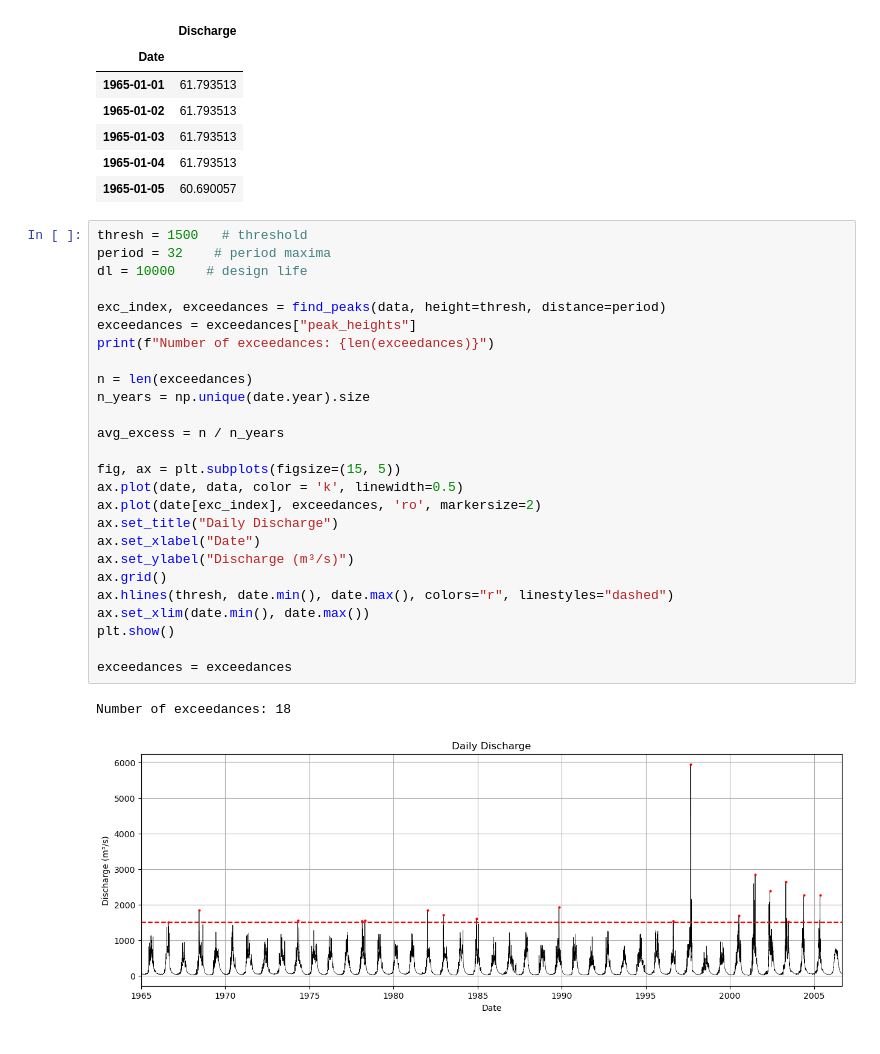
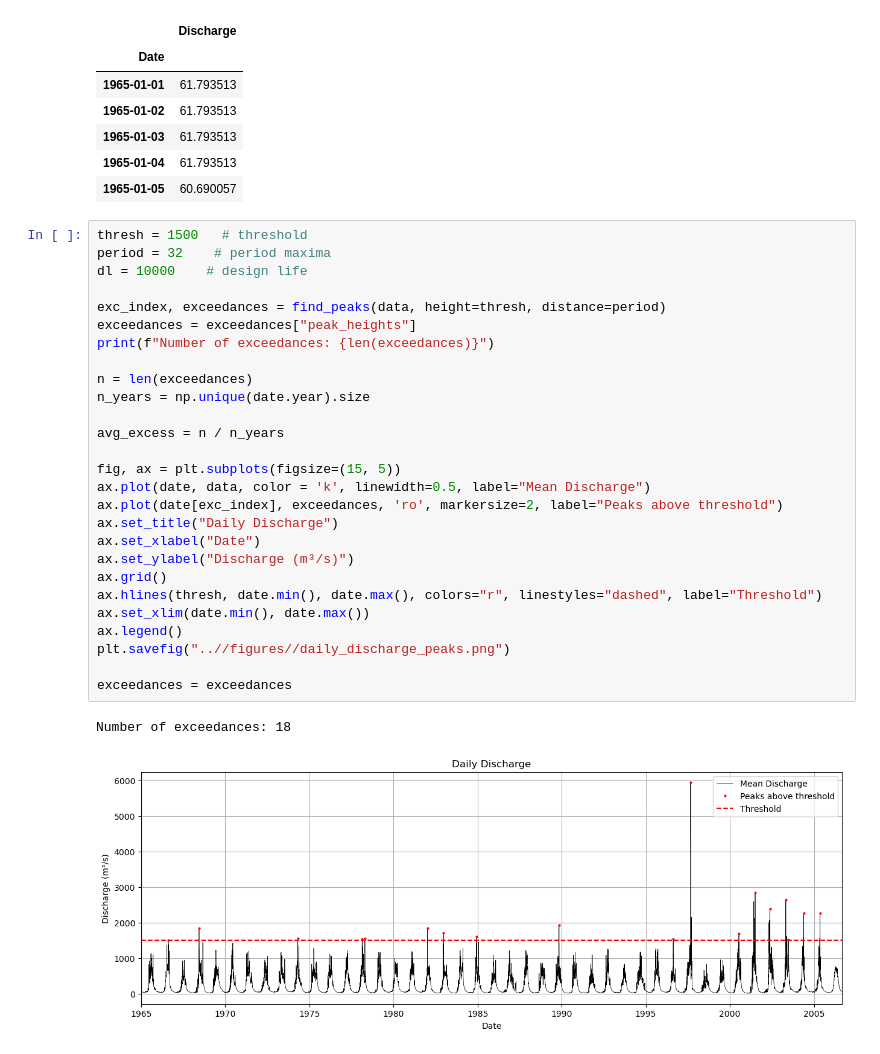
Before and after one commit to maxblw/CIEM4301_dam_design, a Jupyter notebook: Discharge/EVA.ipynb, the cells around one changed output. Saved outputs shown, nothing was run; the diff lists cells and outputs as text.

```diff
--- a/Discharge/EVA.ipynb
+++ b/Discharge/EVA.ipynb
@@ -32,29 +32,30 @@ display(df.head())
 # %%
 thresh = 1500   # threshold
 period = 32    # period maxima
 dl = 10000    # design life
 
 exc_index, exceedances = find_peaks(data, height=thresh, distance=period)
 exceedances = exceedances["peak_heights"]
 print(f"Number of exceedances: {len(exceedances)}")
 
 n = len(exceedances)
 n_years = np.unique(date.year).size
 
 avg_excess = n / n_years
 
 fig, ax = plt.subplots(figsize=(15, 5))
-ax.plot(date, data, color = 'k', linewidth=0.5)
-ax.plot(date[exc_index], exceedances, 'ro', markersize=2)
+ax.plot(date, data, color = 'k', linewidth=0.5, label="Mean Discharge")
+ax.plot(date[exc_index], exceedances, 'ro', markersize=2, label="Peaks above threshold")
 ax.set_title("Daily Discharge")
 ax.set_xlabel("Date")
 ax.set_ylabel("Discharge (m³/s)")
 ax.grid()
-ax.hlines(thresh, date.min(), date.max(), colors="r", linestyles="dashed")
+ax.hlines(thresh, date.min(), date.max(), colors="r", linestyles="dashed", label="Threshold")
 ax.set_xlim(date.min(), date.max())
-plt.show()
+ax.legend()
+plt.savefig("..//figures//daily_discharge_peaks.png")
 
 exceedances = exceedances
 # %% [output]
 Number of exceedances: 18
-[figure, old version]
+[figure, new version]
```
Also changed, not shown: parts of 4 cells of this notebook, 4 other files.
